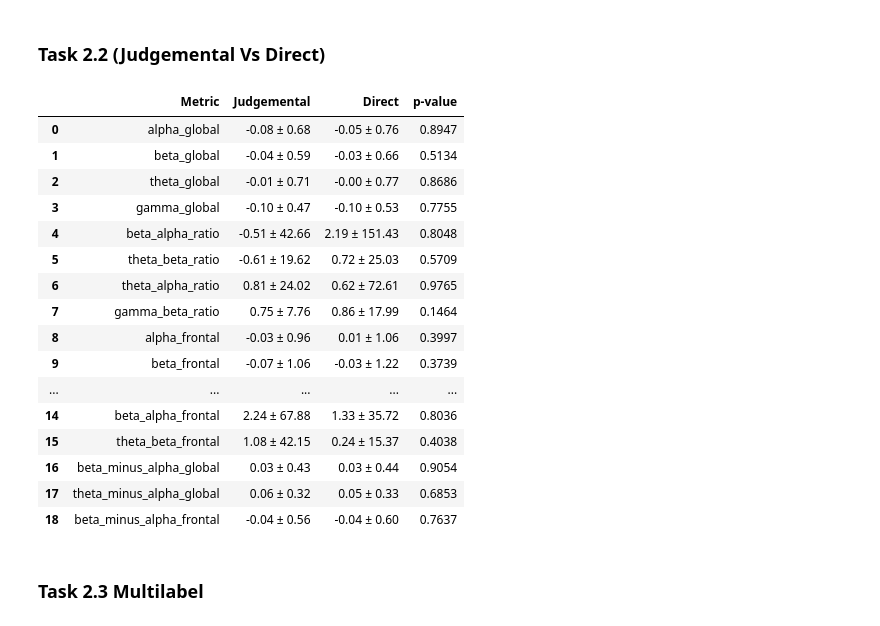
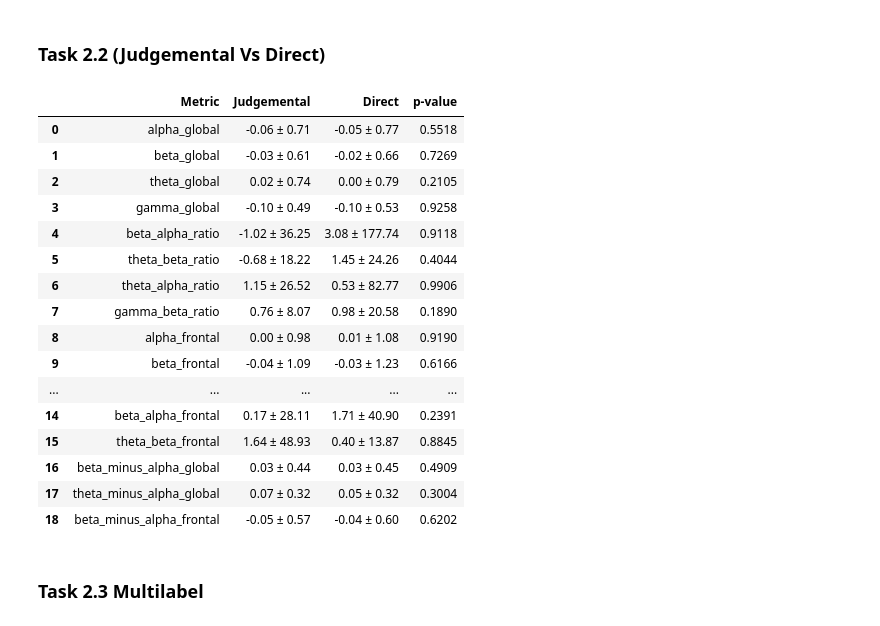
Before and after one commit to DBlassio/multimodal-exist, a Jupyter notebook: notebooks/01_Sensorial_Analysis.ipynb, the cells around one changed output. Cells and saved outputs as stored; diff of their text form; code cells hidden in the pictures.

```diff
--- a/notebooks/01_Sensorial_Analysis.ipynb
+++ b/notebooks/01_Sensorial_Analysis.ipynb
@@ -501,7 +506,7 @@ table_task21
 # %% [markdown]
 ### Task 2.2 (Intention)
 # %%
-hr_task22 = hr_df[hr_df["task21_hard"] == 1]
+hr_task22 = hr_df[hr_df["task22_valid"] == True]
 
 table_task22 = compute_table(
     hr_task22,
@@ -520,7 +525,7 @@ table_task22
 metrics = ['heart_rate_max', 'heart_rate_min', 'heart_rate_mean']
 label_map = {0: "Judgemental",1: "Direct"}
 
-plot_df = hr_df.copy()
+plot_df = hr_task22.copy()
 plot_df["task22_label"] = plot_df["task22_hard"].map(label_map)
 order = ["Judgemental", "Direct"]
 
@@ -593,10 +598,11 @@ tables_task23 = {}
 
 for cls in task23_classes:
 
-    hr_df[f"class_{cls}"] = hr_df["task23_hard"].apply(lambda x: x.get(cls, 0))
+    hr_task23 = hr_df[hr_df["task23_valid"] == True].copy()
+    hr_task23[f"class_{cls}"] = hr_task23["task23_hard"].apply(lambda x: x.get(cls, 0))
 
     table = compute_table(
-        hr_df,
+        hr_task23,
         group_col=f"class_{cls}",
         group_names=(0, 1),
         metrics=metrics
@@ -653,9 +659,11 @@ def flatten_eeg(df):
                 "id": row["id"],
                 "user": user,
                 "task21_hard": row["task21_hard"],
+                "task21_valid": row["task21_valid_hard"],
                 "task22_hard": row["task22_hard"],
                 "task22_valid": row["task22_valid_hard"],
                 "task23_hard": row["task23_hard"],
+                "task23_valid": row["task23_valid_hard"],
                 **feats
             }
             rows.append(new_row)
@@ -856,35 +932,35 @@ table_eeg_task21
 # %% [markdown]
 ### Task 2.2 (Judgemental Vs Direct)
 # %%
-eeg_task22 = eeg_df[eeg_df["task21_hard"] == 1].copy()
+eeg_task22 = eeg_df[eeg_df["task22_valid"] == True].copy()
 
 table_eeg_task22 = compute_table(
     eeg_task22,
     group_col="task22_hard",
     group_names=(0, 1),  # 0=Judgemental, 1=Direct
     metrics=eeg_metrics
 )
 
 table_eeg_task22.columns = ["Metric", "Judgemental", "Direct", "p-value"]
 table_eeg_task22
 # %% [output]
 |  | Metric | Judgemental | Direct | p-value |
-| 0 | alpha_global | -0.08 ± 0.68 | -0.05 ± 0.76 | 0.8947 |
-| 1 | beta_global | -0.04 ± 0.59 | -0.03 ± 0.66 | 0.5134 |
-| 2 | theta_global | -0.01 ± 0.71 | -0.00 ± 0.77 | 0.8686 |
-| 3 | gamma_global | -0.10 ± 0.47 | -0.10 ± 0.53 | 0.7755 |
-| 4 | beta_alpha_ratio | -0.51 ± 42.66 | 2.19 ± 151.43 | 0.8048 |
-| 5 | theta_beta_ratio | -0.61 ± 19.62 | 0.72 ± 25.03 | 0.5709 |
-| 6 | theta_alpha_ratio | 0.81 ± 24.02 | 0.62 ± 72.61 | 0.9765 |
-| 7 | gamma_beta_ratio | 0.75 ± 7.76 | 0.86 ± 17.99 | 0.1464 |
-| 8 | alpha_frontal | -0.03 ± 0.96 | 0.01 ± 1.06 | 0.3997 |
-| 9 | beta_frontal | -0.07 ± 1.06 | -0.03 ± 1.22 | 0.3739 |
+| 0 | alpha_global | -0.06 ± 0.71 | -0.05 ± 0.77 | 0.5518 |
+| 1 | beta_global | -0.03 ± 0.61 | -0.02 ± 0.66 | 0.7269 |
+| 2 | theta_global | 0.02 ± 0.74 | 0.00 ± 0.79 | 0.2105 |
+| 3 | gamma_global | -0.10 ± 0.49 | -0.10 ± 0.53 | 0.9258 |
+| 4 | beta_alpha_ratio | -1.02 ± 36.25 | 3.08 ± 177.74 | 0.9118 |
+| 5 | theta_beta_ratio | -0.68 ± 18.22 | 1.45 ± 24.26 | 0.4044 |
+| 6 | theta_alpha_ratio | 1.15 ± 26.52 | 0.53 ± 82.77 | 0.9906 |
+| 7 | gamma_beta_ratio | 0.76 ± 8.07 | 0.98 ± 20.58 | 0.1890 |
+| 8 | alpha_frontal | 0.00 ± 0.98 | 0.01 ± 1.08 | 0.9190 |
+| 9 | beta_frontal | -0.04 ± 1.09 | -0.03 ± 1.23 | 0.6166 |
 | ... | ... | ... | ... | ... |
-| 14 | beta_alpha_frontal | 2.24 ± 67.88 | 1.33 ± 35.72 | 0.8036 |
-| 15 | theta_beta_frontal | 1.08 ± 42.15 | 0.24 ± 15.37 | 0.4038 |
-| 16 | beta_minus_alpha_global | 0.03 ± 0.43 | 0.03 ± 0.44 | 0.9054 |
-| 17 | theta_minus_alpha_global | 0.06 ± 0.32 | 0.05 ± 0.33 | 0.6853 |
-| 18 | beta_minus_alpha_frontal | -0.04 ± 0.56 | -0.04 ± 0.60 | 0.7637 |
+| 14 | beta_alpha_frontal | 0.17 ± 28.11 | 1.71 ± 40.90 | 0.2391 |
+| 15 | theta_beta_frontal | 1.64 ± 48.93 | 0.40 ± 13.87 | 0.8845 |
+| 16 | beta_minus_alpha_global | 0.03 ± 0.44 | 0.03 ± 0.45 | 0.4909 |
+| 17 | theta_minus_alpha_global | 0.07 ± 0.32 | 0.05 ± 0.32 | 0.3004 |
+| 18 | beta_minus_alpha_frontal | -0.05 ± 0.57 | -0.04 ± 0.60 | 0.6202 |
 # %% [markdown]
 ### Task 2.3 Multilabel
 # %%
```
Also changed, not shown: parts of 23 cells of this notebook, 1 other file.
